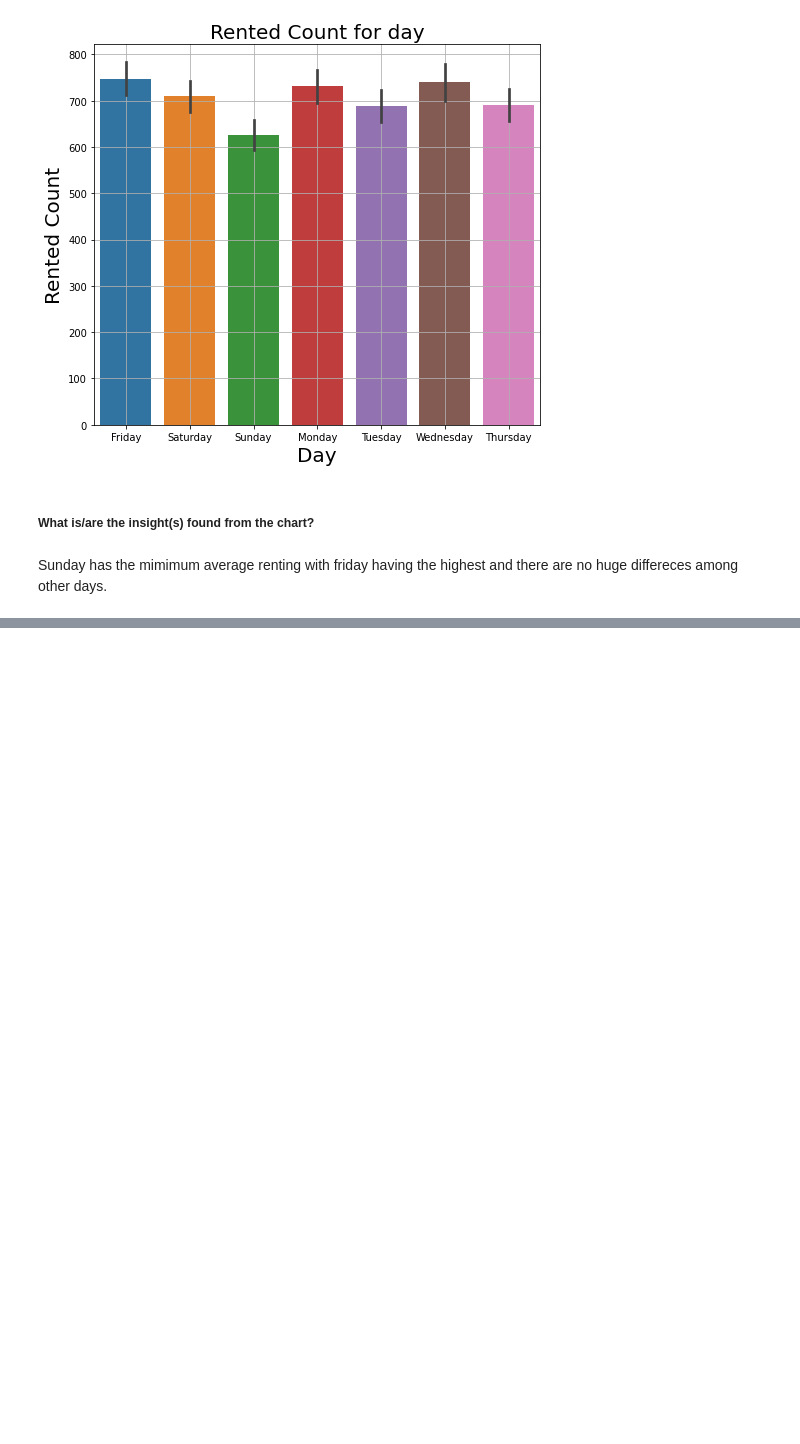
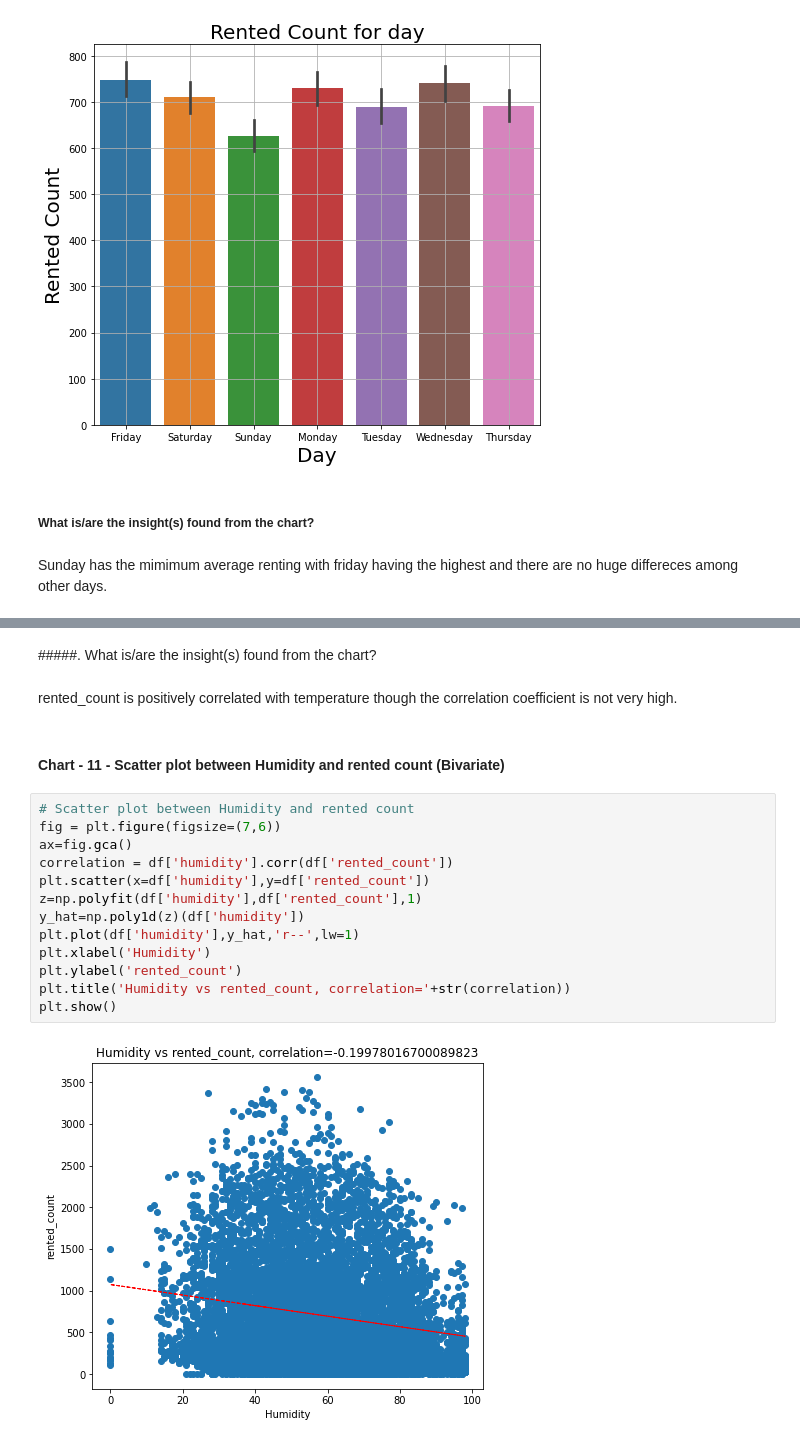
Before and after one commit to DharmeshRV/Bike-Sharing-Demand-Prediction, a Jupyter notebook: Bike_Sharing_Demand_Prediction_Capstone_Project.ipynb, the cells around one changed output, grey strips where cells are left out. Saved outputs shown, nothing was run; the diff lists cells and outputs as text; blank space fills up the shorter version.

```diff
--- a/Bike_Sharing_Demand_Prediction_Capstone_Project.ipynb
+++ b/Bike_Sharing_Demand_Prediction_Capstone_Project.ipynb
@@ -573,0 +613,21 @@ Sunday has the mimimum average renting with friday having the highest and there
+# %% [markdown]
+#####. What is/are the insight(s) found from the chart?
+# %% [markdown]
+rented_count is positively correlated with temperature though the correlation coefficient is not very high.
+# %% [markdown]
+#### Chart - 11 - Scatter plot between Humidity and rented count (Bivariate)
+# %%
+# Scatter plot between Humidity and rented count
+fig = plt.figure(figsize=(7,6))
+ax=fig.gca()
+correlation = df['humidity'].corr(df['rented_count'])
+plt.scatter(x=df['humidity'],y=df['rented_count'])
+z=np.polyfit(df['humidity'],df['rented_count'],1)
+y_hat=np.poly1d(z)(df['humidity'])
+plt.plot(df['humidity'],y_hat,'r--',lw=1)
+plt.xlabel('Humidity')
+plt.ylabel('rented_count')
+plt.title('Humidity vs rented_count, correlation='+str(correlation))
+plt.show()
+# %% [output]
+[figure, added]
```
Also changed, not shown: parts of 54 cells of this notebook.
